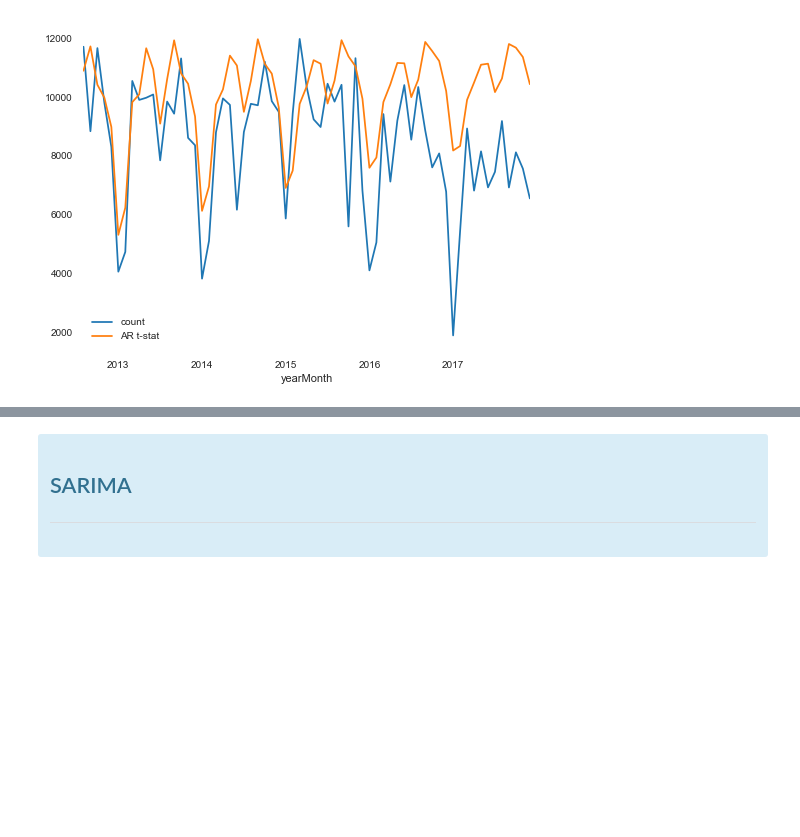
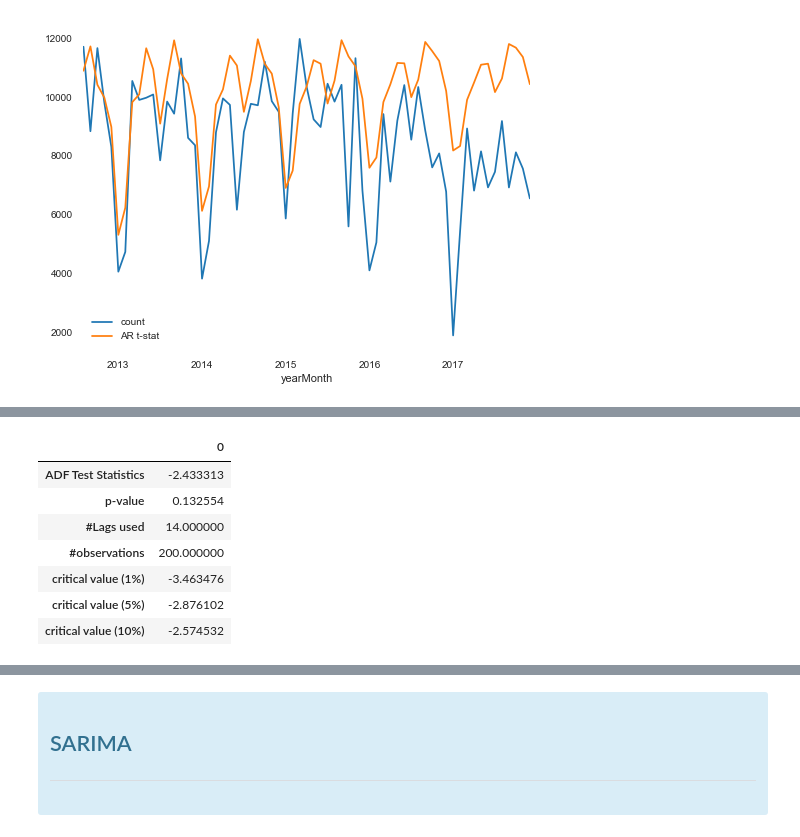
Before and after one commit to joaocamargo/TCC-PUCRS-2020, a Jupyter notebook: TCC- Forecasting.ipynb, the cells around one changed output, grey strips where cells are left out. Cells and saved outputs as stored; diff of their text form; code cells hidden in the pictures; blank space fills up the shorter version.

```diff
--- a/TCC- Forecasting.ipynb
+++ b/TCC- Forecasting.ipynb
@@ -408,0 +462,16 @@ dtype: float64
+# %%
+dfTest =  adfuller(dfYM['count'])
+dfout = pd.Series(dfTest[0:4],index=['ADF Test Statistics','p-value','#Lags used','#observations'])
+
+for key,val in dfTest[4].items():
+    dfout[f'critical value ({key})'] = val
+display(pd.DataFrame(dfout))
+# %% [output]
+|  | 0 |
+| ADF Test Statistics | -2.433313 |
+| p-value | 0.132554 |
+| #Lags used | 14.000000 |
+| #observations | 200.000000 |
+| critical value (1%) | -3.463476 |
+| critical value (5%) | -2.876102 |
+| critical value (10%) | -2.574532 |
```
Also changed, not shown: parts of 15 cells of this notebook.
